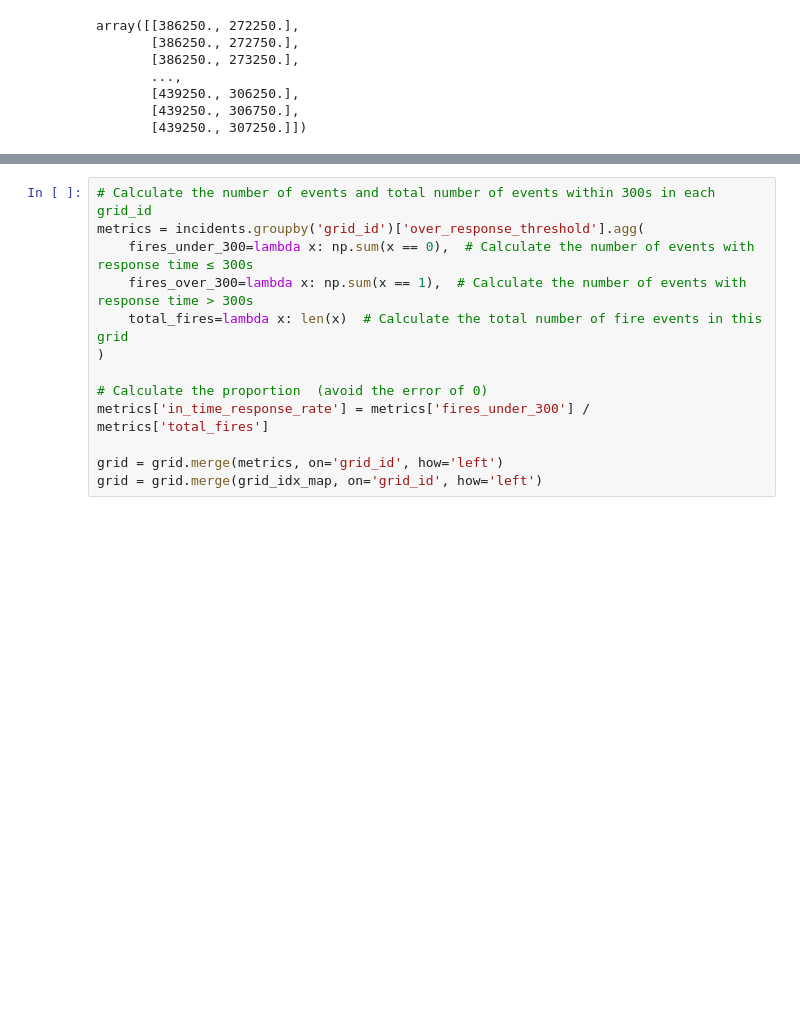
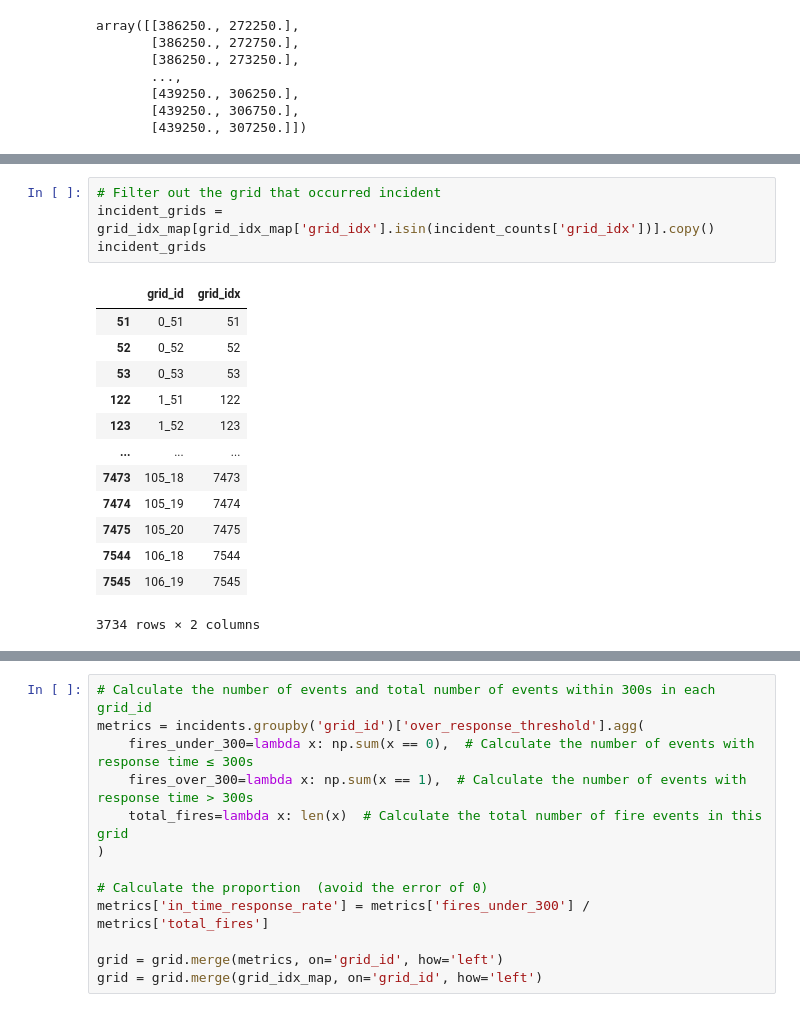
Before and after one commit to Schnappi99/Fire_Station_Optimisation_GA, a Jupyter notebook: utils/preprocess.ipynb, the cells around one changed output, grey strips where cells are left out. Saved outputs shown, nothing was run; the diff lists cells and outputs as text; blank space fills up the shorter version.

```diff
--- a/utils/preprocess.ipynb
+++ b/utils/preprocess.ipynb
@@ -306,0 +249,18 @@ grid
+# %%
+# Filter out the grid that occurred incident
+incident_grids = grid_idx_map[grid_idx_map['grid_idx'].isin(incident_counts['grid_idx'])].copy()
+incident_grids
+# %% [output]
+|  | grid_id | grid_idx |
+| 51 | 0_51 | 51 |
+| 52 | 0_52 | 52 |
+| 53 | 0_53 | 53 |
+| 122 | 1_51 | 122 |
+| 123 | 1_52 | 123 |
+| ... | ... | ... |
+| 7473 | 105_18 | 7473 |
+| 7474 | 105_19 | 7474 |
+| 7475 | 105_20 | 7475 |
+| 7544 | 106_18 | 7544 |
+| 7545 | 106_19 | 7545 |
+3734 rows × 2 columns
```
Also changed, not shown: parts of 21 cells of this notebook, 19 other files.
